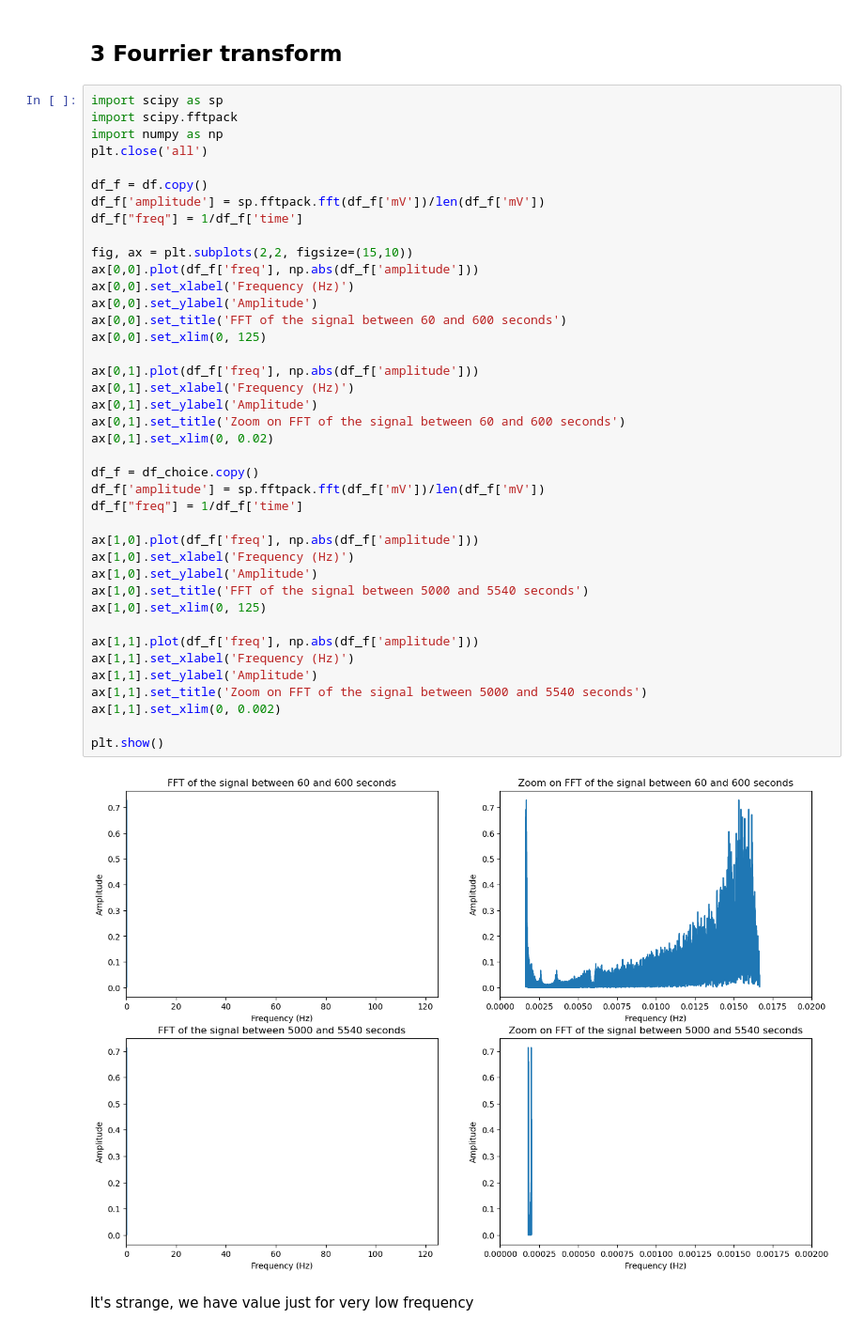
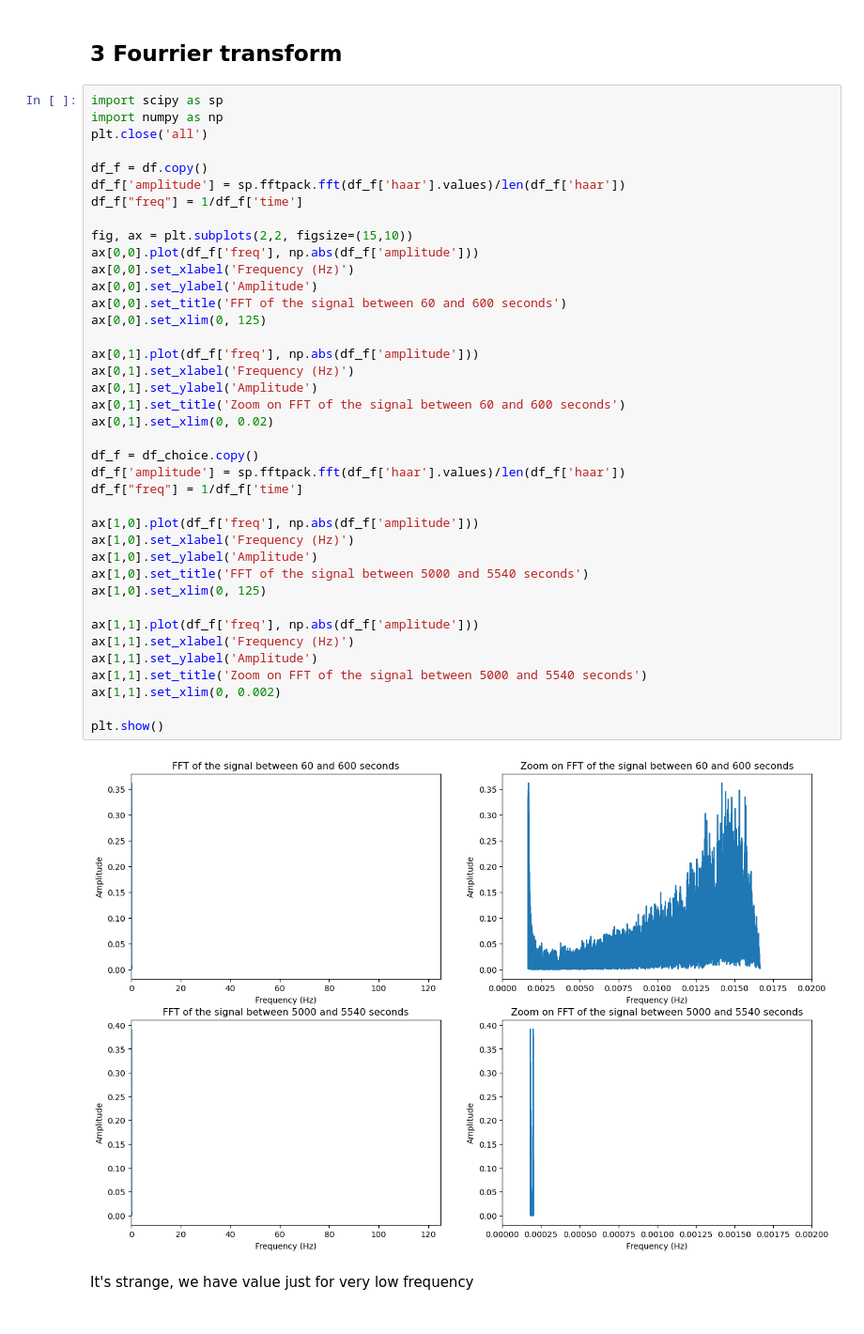
Before and after one commit to ChabCorp/LFP_IPMC, a Jupyter notebook: code/6_new_version.ipynb, the cells around one changed output. Shown at 94% size. Drawn from its saved outputs; the diff is of its cells as text.

```diff
--- a/code/6_new_version.ipynb
+++ b/code/6_new_version.ipynb
@@ -185,46 +201,45 @@ simulated_raw
 ## 3 Fourrier transform
 # %%
 import scipy as sp
-import scipy.fftpack
 import numpy as np
 plt.close('all')
 
 df_f = df.copy()
-df_f['amplitude'] = sp.fftpack.fft(df_f['mV'])/len(df_f['mV'])
+df_f['amplitude'] = sp.fftpack.fft(df_f['haar'].values)/len(df_f['haar'])
 df_f["freq"] = 1/df_f['time']
 
 fig, ax = plt.subplots(2,2, figsize=(15,10))
 ax[0,0].plot(df_f['freq'], np.abs(df_f['amplitude']))
 ax[0,0].set_xlabel('Frequency (Hz)')
 ax[0,0].set_ylabel('Amplitude')
 ax[0,0].set_title('FFT of the signal between 60 and 600 seconds')
 ax[0,0].set_xlim(0, 125)
 
 ax[0,1].plot(df_f['freq'], np.abs(df_f['amplitude']))
 ax[0,1].set_xlabel('Frequency (Hz)')
 ax[0,1].set_ylabel('Amplitude')
 ax[0,1].set_title('Zoom on FFT of the signal between 60 and 600 seconds')
 ax[0,1].set_xlim(0, 0.02)
 
 df_f = df_choice.copy()
-df_f['amplitude'] = sp.fftpack.fft(df_f['mV'])/len(df_f['mV'])
+df_f['amplitude'] = sp.fftpack.fft(df_f['haar'].values)/len(df_f['haar'])
 df_f["freq"] = 1/df_f['time']
 
 ax[1,0].plot(df_f['freq'], np.abs(df_f['amplitude']))
 ax[1,0].set_xlabel('Frequency (Hz)')
 ax[1,0].set_ylabel('Amplitude')
 ax[1,0].set_title('FFT of the signal between 5000 and 5540 seconds')
 ax[1,0].set_xlim(0, 125)
 
 ax[1,1].plot(df_f['freq'], np.abs(df_f['amplitude']))
 ax[1,1].set_xlabel('Frequency (Hz)')
 ax[1,1].set_ylabel('Amplitude')
 ax[1,1].set_title('Zoom on FFT of the signal between 5000 and 5540 seconds')
 ax[1,1].set_xlim(0, 0.002)
 
 plt.show()
 # %% [output]
-[figure, old version]
+[figure, new version]
 # %% [markdown]
 It's strange, we have value just for very low frequency
 # %% [markdown]
```
Also changed, not shown: parts of 4 cells of this notebook, 1 other file.
